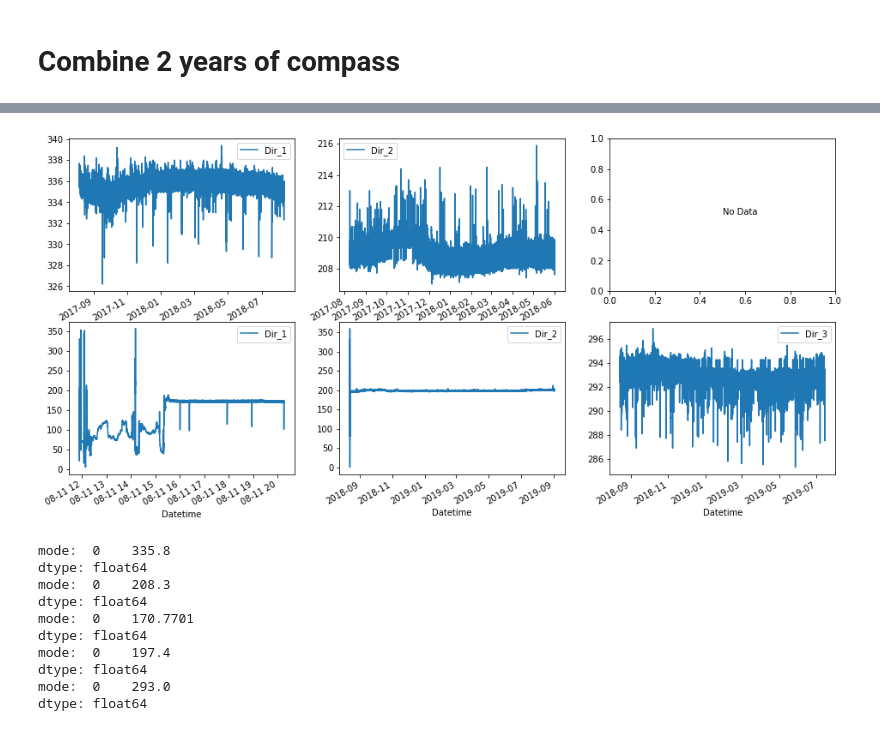
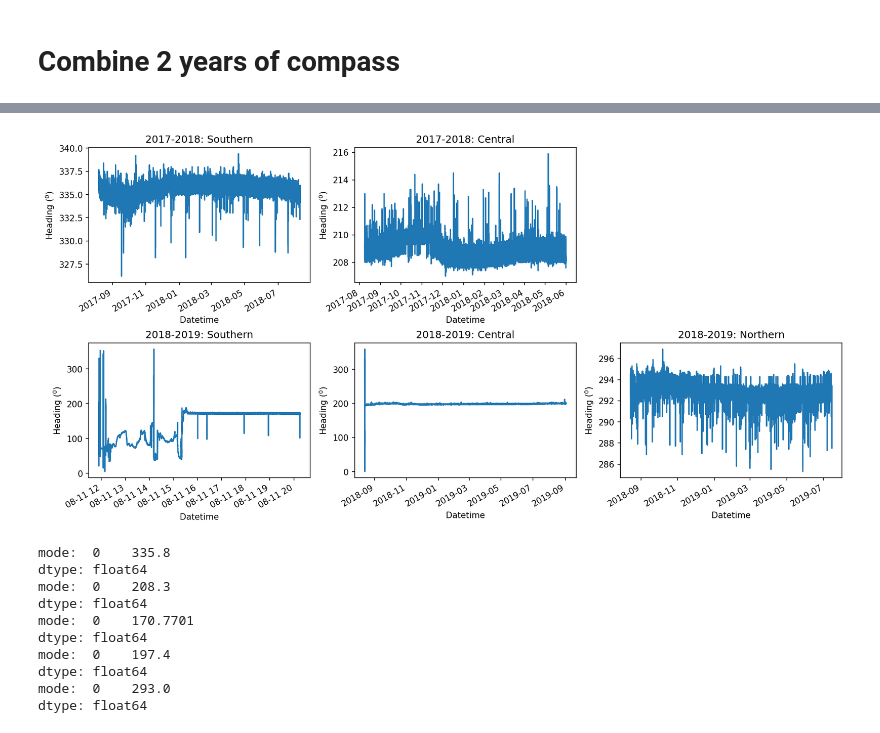
Before and after one commit to leviner/MooredEchosounders, a Jupyter notebook: code/CompassCTD.ipynb, the cells around one changed output, grey strips where cells are left out. Saved outputs shown, nothing was run; the diff lists cells and outputs as text; code cells hidden in the pictures.

Commit message:
supp fig compass

```diff
--- a/code/CompassCTD.ipynb
+++ b/code/CompassCTD.ipynb
@@ -255,3 +255,6 @@ dfD2Y1C1 = readCompassPMEL(glob('../data/2018/DAFT2/Compass/PMEL/SERIAL/*.txt'),
 dfD1Y2C1 = readCompassAaronia('../data/2019//DAFT1/Compass/Aaronia/DSFT1Converted_Formatted.csv',1)
 dfD2Y2C1 = readCompassPMEL(glob('../data/2019//DAFT2/Compass/PMEL/SERIAL/*.txt'), 2, datetime.datetime(2018,8,12,16,20,0))
 dfD3Y2C1 = readCompassPMEL(glob('../data/2019//DAFT3/Compass/PMEL/SERIAL/*.txt'), 3, datetime.datetime(2018,8,14,19,30,0))
+# %%
+for df in [dfD1Y1C1,dfD2Y1C1,dfD1Y2C1,dfD2Y2C1,dfD3Y2C1]:
+    print(df.index.max()-df.index.min())
@@ -258,15 +267,21 @@ dfD3Y2C1 = readCompassPMEL(glob('../data/2019//DAFT3/Compass/PMEL/SERIAL/*.txt')
 # %%
-fig = plt.figure(figsize=(16,8))
+fig = plt.figure(figsize=(16,8),dpi=150)
+title = ['2017-2018: Southern','2017-2018: Central','pass','2018-2019: Southern','2018-2019: Central','2018-2019: Northern']
 ct = 1
 for df in [dfD1Y1C1,dfD2Y1C1,1,dfD1Y2C1,dfD2Y2C1,dfD3Y2C1]:
-    ax = plt.subplot(2,3,ct)
     try:
-        df.plot(ax=ax)
+        ax = plt.subplot(2,3,ct)
+        df.plot(ax=ax,label='compass',legend=False)
+        ax.set_title(title[ct-1])
+        ax.set_ylabel('Heading ($^{0}$)')
     except:
-        ax.text(.5,.5,'No Data')
+        ax = plt.subplot(2,3,ct)
+        ax.set_axis_off()
     ct+=1
+
+plt.subplots_adjust(hspace=0.45)
 # %% [output]
-[figure, old version]
+[figure, new version]
 # %%
 for df in [dfD1Y1C1,dfD2Y1C1,dfD1Y2C1,dfD2Y2C1,dfD3Y2C1]:
     print('mode: ',df[df.columns[0]].mode())
```
Also changed, not shown: parts of 1 cell of this notebook.
